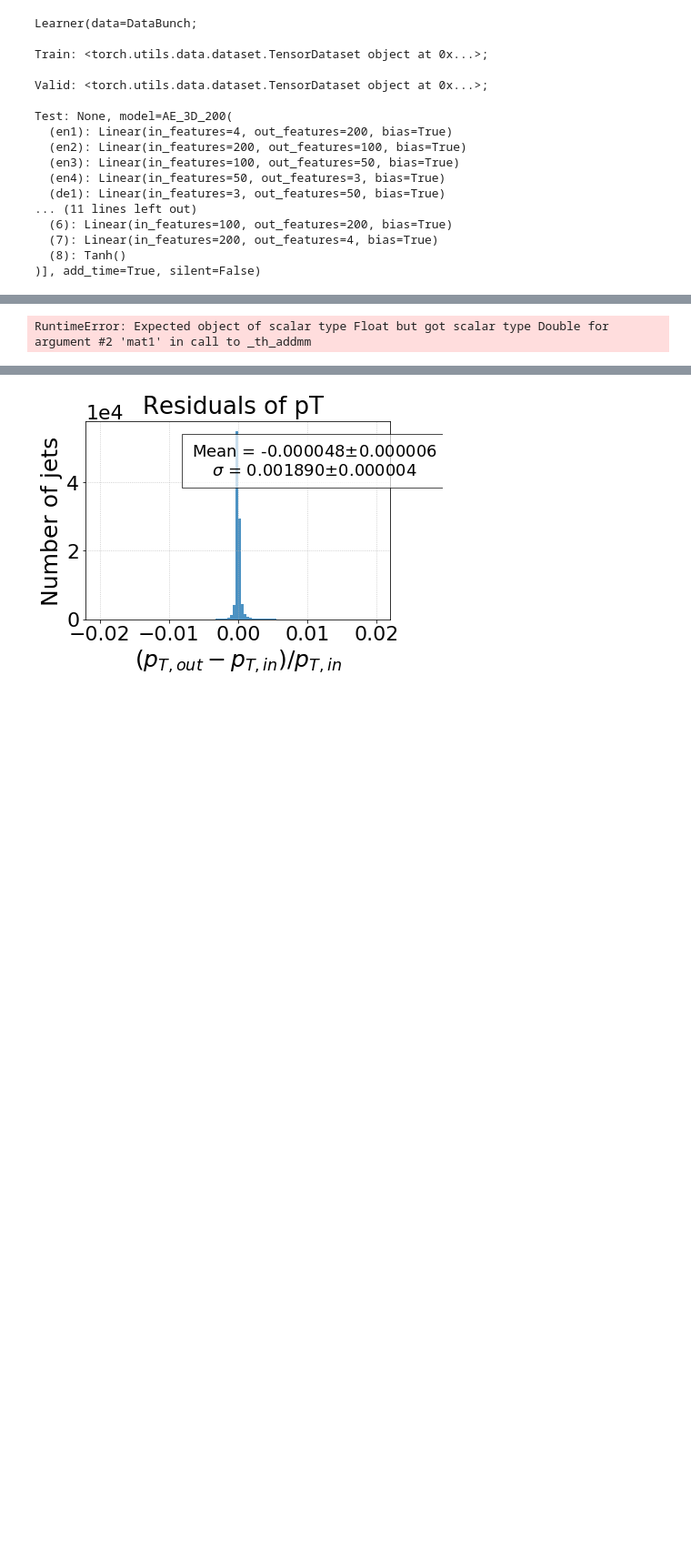
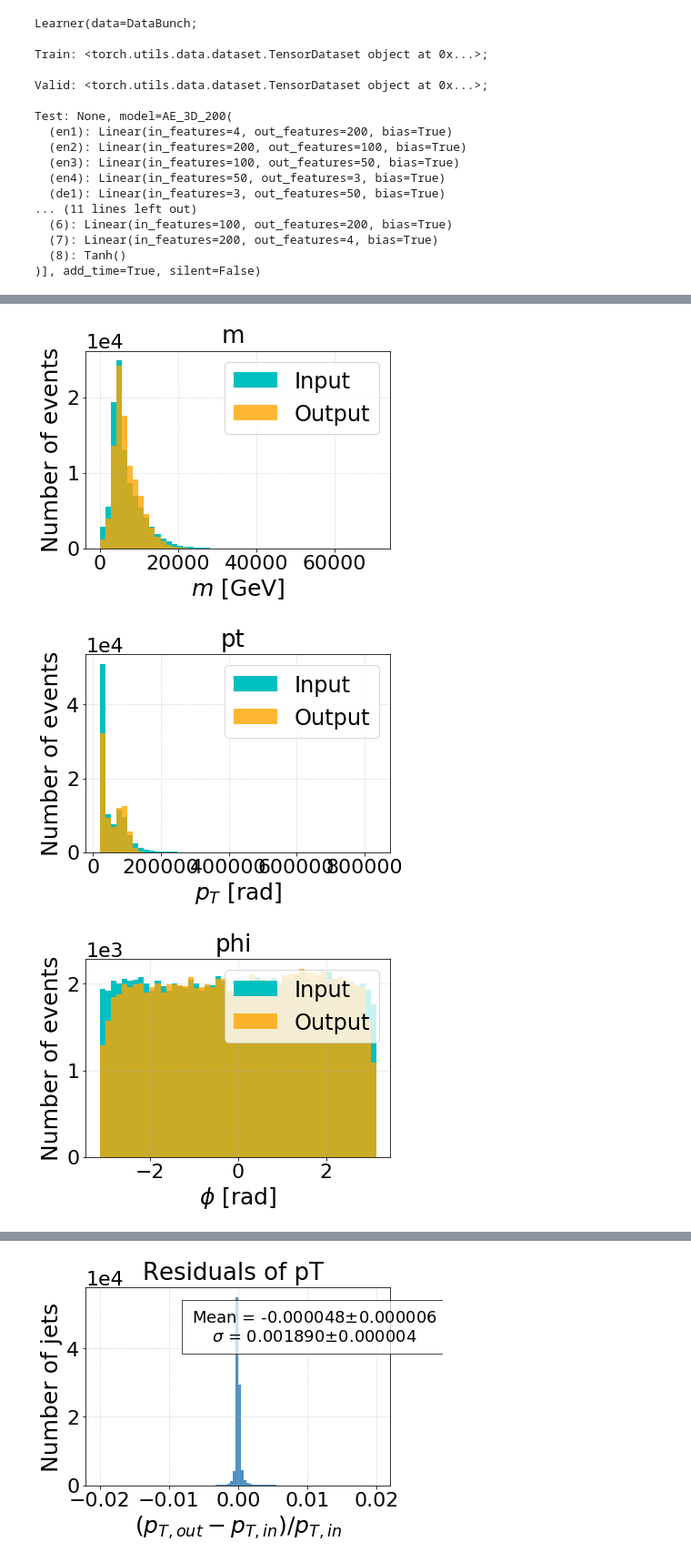
Before and after one commit to Autoencoders-compression-anomaly/AE-Compression-pytorch, a Jupyter notebook: 4D/fastai_AE_3D_200_no1cycle_analysis.ipynb, the cells around one changed output, grey strips where cells are left out. Shown: that part at 91% size. Saved outputs shown, nothing was run; the diff lists cells and outputs as text; code cells hidden in the pictures; blank space fills up the shorter version.

```diff
--- a/4D/fastai_AE_3D_200_no1cycle_analysis.ipynb
+++ b/4D/fastai_AE_3D_200_no1cycle_analysis.ipynb
@@ -29,8 +29,8 @@ from nn_utils import AE_3D_200
 from utils import plot_activations
 # %%
 # Load data
-train = pd.read_pickle(BIN + 'processed_data/all_jets_train_4D_20_percent.pkl').float()
-test = pd.read_pickle(BIN + 'processed_data/all_jets_test_4D_20_percent.pkl').float()
+train = pd.read_pickle(BIN + 'processed_data/all_jets_train_4D_20_percent.pkl')
+test = pd.read_pickle(BIN + 'processed_data/all_jets_test_4D_20_percent.pkl')
 n_features = len(train.loc[0])
 
 # Normalize
@@ -45,8 +45,8 @@ test_x = test
 train_y = train_x  # y = x since we are building and AE
 test_y = test_x
 
-train_ds = TensorDataset(torch.tensor(train_x.values), torch.tensor(train_y.values))
-valid_ds = TensorDataset(torch.tensor(test_x.values), torch.tensor(test_y.values))
+train_ds = TensorDataset(torch.tensor(train_x.values).float(), torch.tensor(train_y.values).float())
+valid_ds = TensorDataset(torch.tensor(test_x.values).float(), torch.tensor(test_y.values).float())
 
 def get_data(train_ds, valid_ds, bs):
     return (
@@ -104,35 +102,37 @@ RuntimeError: Expected object of scalar type Float but got scalar type Double fo
 # %%
 plt.close('all')
 unit_list = ['[GeV]', '[rad]', '[rad]', '[GeV]']
-variable_list = [r'$p_T$', r'$\eta$', r'$\phi$', r'$E$']
+variable_list = [r'$m$', r'$p_T$', r'$\phi$', r'$\eta$']
 line_style = ['--', '-']
 colors = ['orange', 'c']
 markers = ['*', 's']
 
 model.to('cpu')
 
 # Histograms
 idxs = (0, 100000)  # Choose events to compare
-data = torch.tensor(test_x[idxs[0]:idxs[1]].values)
+data = torch.tensor(test_x[idxs[0]:idxs[1]].values).float()
 pred = model(data).detach().numpy()
 pred = np.multiply(pred, train_std.values)
 pred = np.add(pred, train_mean.values)
 data = np.multiply(data, train_std.values)
 data = np.add(data, train_mean.values)
 
 alph = 0.8
 n_bins = 50
 for kk in np.arange(4):
     plt.figure(kk + 4)
     n_hist_data, bin_edges, _ = plt.hist(data[:, kk], color=colors[1], label='Input', alpha=1, bins=n_bins)
     n_hist_pred, _, _ = plt.hist(pred[:, kk], color=colors[0], label='Output', alpha=alph, bins=bin_edges)
     plt.suptitle(train_x.columns[kk])
     plt.xlabel(variable_list[kk] + ' ' + unit_list[kk])
     plt.ylabel('Number of events')
     ms.sciy()
     # plt.yscale('log')
     plt.legend()
     fig_name = 'trainforever_hist_%s' % train.columns[kk]
     #plt.savefig(curr_save_folder + fig_name)
 # %% [output]
-RuntimeError: Expected object of scalar type Float but got scalar type Double for argument #2 'mat1' in call to _th_addmm
+[figure, added]
+[figure, added]
+[figure, added]
```
Also changed, not shown: parts of 3 cells of this notebook, 7 other files.
